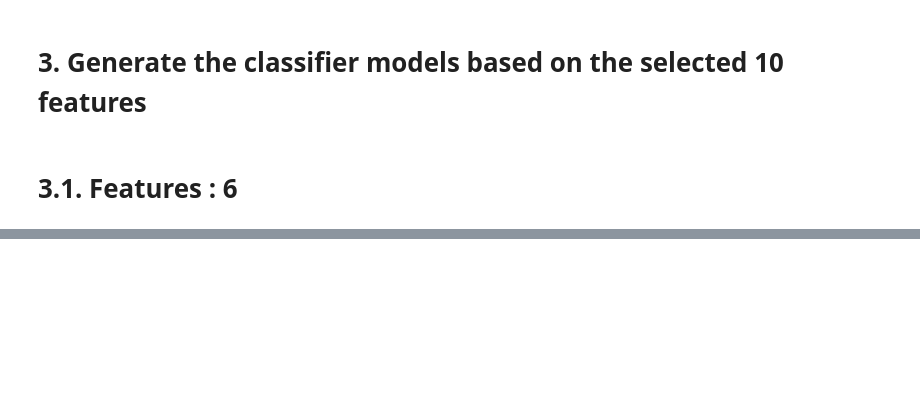
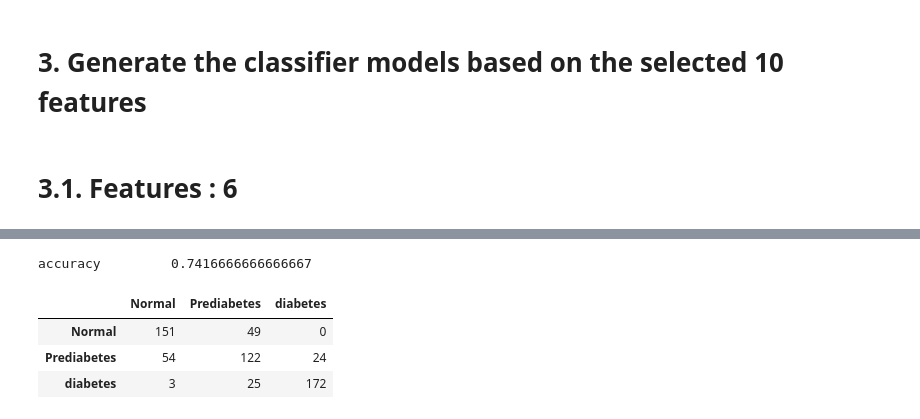
Before and after one commit to henockmamo54/Health-Data-Analysis-Diabetics, a Jupyter notebook: Diabetes/Traditional vs 11 features for prof _V3/notebook/NoHBP_6 Features Model-Copy1.ipynb, the cells around one changed output, grey strips where cells are left out. Cells and saved outputs as stored; diff of their text form; code cells hidden in the pictures; blank space fills up the shorter version.

```diff
--- a/Diabetes/Traditional vs 11 features for prof _V3/notebook/NoHBP_6 Features Model-Copy1.ipynb
+++ b/Diabetes/Traditional vs 11 features for prof _V3/notebook/NoHBP_6 Features Model-Copy1.ipynb
@@ -479,0 +606,2 @@ weighted avg       0.75      0.76      0.75       600
+# %%
+votingclf = VotingClassifier(estimators=estimators, voting="soft")
@@ -479,0 +610,2 @@ weighted avg       0.75      0.76      0.75       600
+# %%
+votingclf.fit(xtrain, ytrain)
@@ -479,0 +631,16 @@ weighted avg       0.75      0.76      0.75       600
+# %%
+ypred = votingclf.predict(xtest.astype(float))
+
+print("accuracy \t", m.accuracy_score(ytest, ypred))
+confmatrx = pd.DataFrame(
+    m.confusion_matrix(ytest, ypred),
+    columns=["Normal", "Prediabetes", "diabetes"],
+    index=["Normal", "Prediabetes", "diabetes"],
+)
+confmatrx.head()
+# %% [output]
+accuracy         0.7416666666666667
+|  | Normal | Prediabetes | diabetes |
+| Normal | 151 | 49 | 0 |
+| Prediabetes | 54 | 122 | 24 |
+| diabetes | 3 | 25 | 172 |
```
Also changed, not shown: parts of 21 cells of this notebook, 16 other files.
